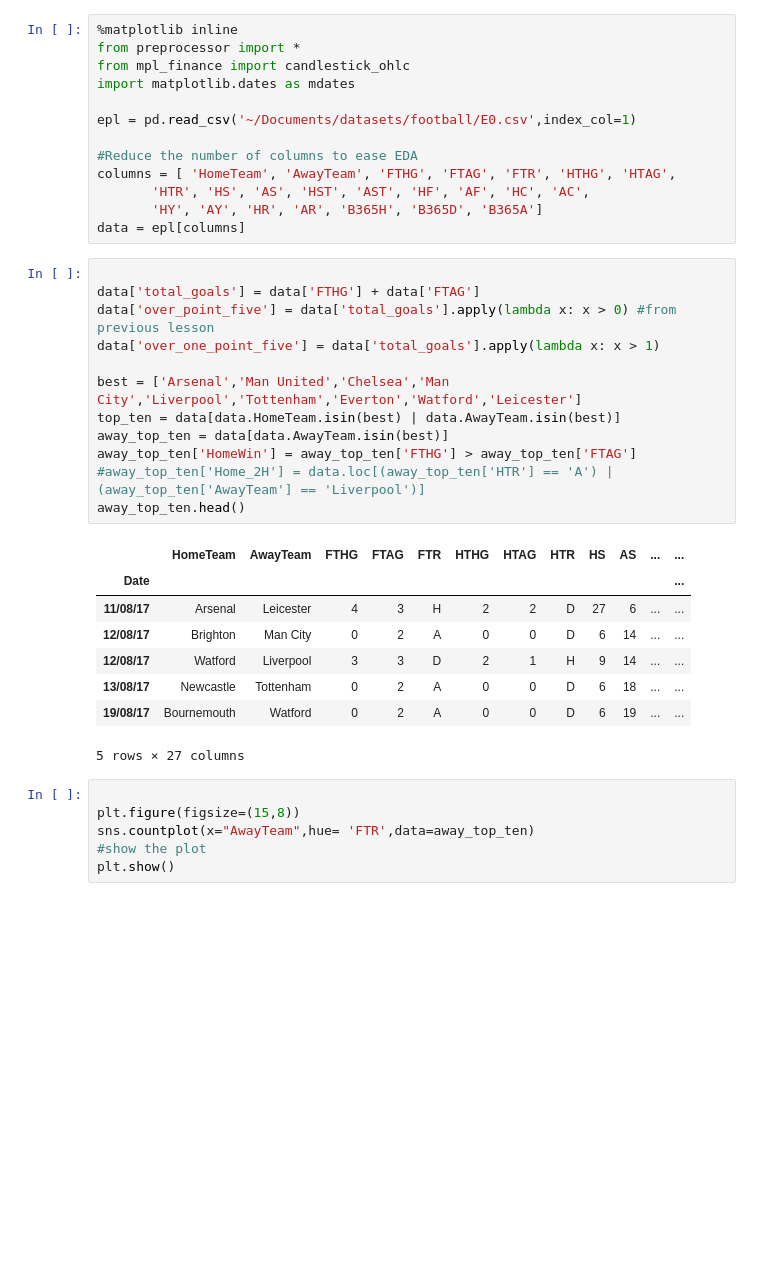
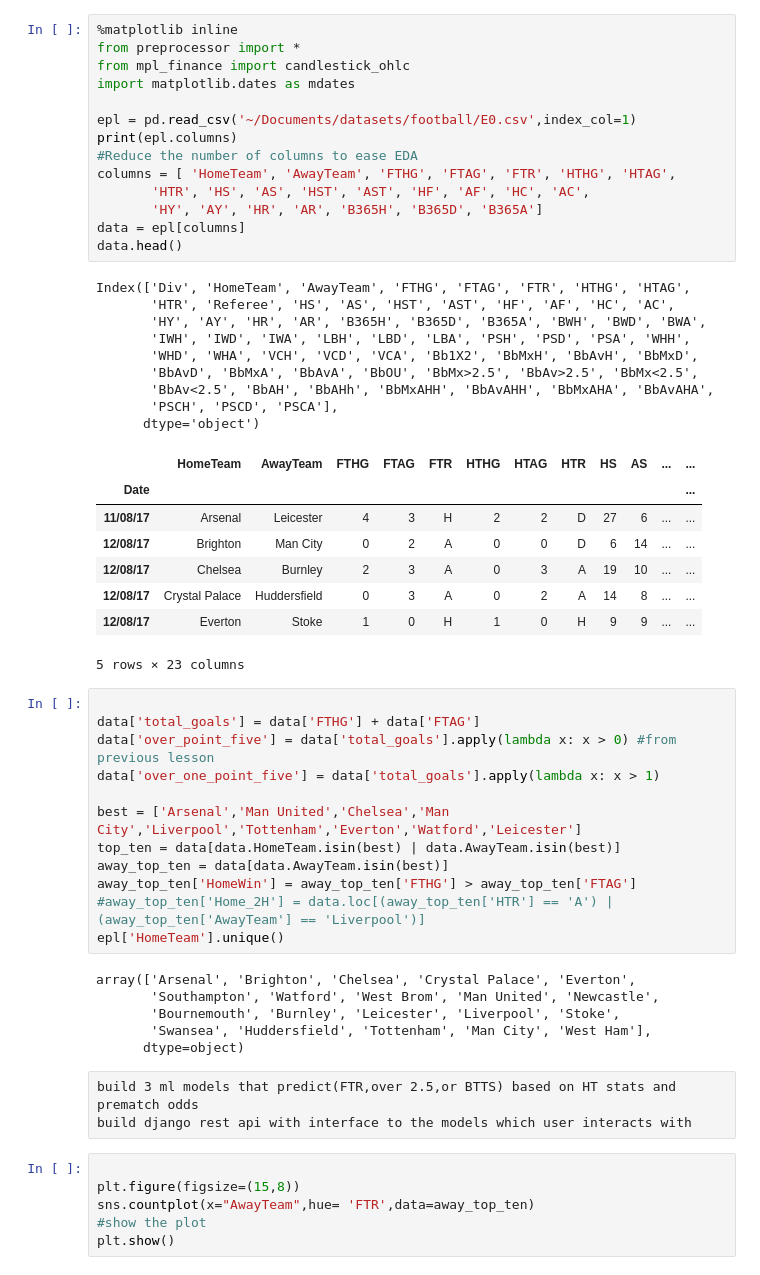
Before and after one commit to nassersaazi/ml_models, a Jupyter notebook: epl.ipynb, the cells around one changed output. Cells and saved outputs as stored; diff of their text form; blank space fills up the shorter version.

```diff
--- a/epl.ipynb
+++ b/epl.ipynb
@@ -1,16 +1,35 @@
 # %%
 %matplotlib inline
 from preprocessor import *
 from mpl_finance import candlestick_ohlc
 import matplotlib.dates as mdates
 
 epl = pd.read_csv('~/Documents/datasets/football/E0.csv',index_col=1)
-
+print(epl.columns)
 #Reduce the number of columns to ease EDA
 columns = [ 'HomeTeam', 'AwayTeam', 'FTHG', 'FTAG', 'FTR', 'HTHG', 'HTAG',
        'HTR', 'HS', 'AS', 'HST', 'AST', 'HF', 'AF', 'HC', 'AC',
        'HY', 'AY', 'HR', 'AR', 'B365H', 'B365D', 'B365A']
 data = epl[columns]
+data.head()
+# %% [output]
+Index(['Div', 'HomeTeam', 'AwayTeam', 'FTHG', 'FTAG', 'FTR', 'HTHG', 'HTAG',
+       'HTR', 'Referee', 'HS', 'AS', 'HST', 'AST', 'HF', 'AF', 'HC', 'AC',
+       'HY', 'AY', 'HR', 'AR', 'B365H', 'B365D', 'B365A', 'BWH', 'BWD', 'BWA',
+       'IWH', 'IWD', 'IWA', 'LBH', 'LBD', 'LBA', 'PSH', 'PSD', 'PSA', 'WHH',
+       'WHD', 'WHA', 'VCH', 'VCD', 'VCA', 'Bb1X2', 'BbMxH', 'BbAvH', 'BbMxD',
+       'BbAvD', 'BbMxA', 'BbAvA', 'BbOU', 'BbMx>2.5', 'BbAv>2.5', 'BbMx<2.5',
+       'BbAv<2.5', 'BbAH', 'BbAHh', 'BbMxAHH', 'BbAvAHH', 'BbMxAHA', 'BbAvAHA',
+       'PSCH', 'PSCD', 'PSCA'],
+      dtype='object')
+|  | HomeTeam | AwayTeam | FTHG | FTAG | FTR | HTHG | HTAG | HTR | HS | AS | ... | ... |
+| Date |  |  |  |  |  |  |  |  |  |  |  | ... |
+| 11/08/17 | Arsenal | Leicester | 4 | 3 | H | 2 | 2 | D | 27 | 6 | ... | ... |
+| 12/08/17 | Brighton | Man City | 0 | 2 | A | 0 | 0 | D | 6 | 14 | ... | ... |
+| 12/08/17 | Chelsea | Burnley | 2 | 3 | A | 0 | 3 | A | 19 | 10 | ... | ... |
+| 12/08/17 | Crystal Palace | Huddersfield | 0 | 3 | A | 0 | 2 | A | 14 | 8 | ... | ... |
+| 12/08/17 | Everton | Stoke | 1 | 0 | H | 1 | 0 | H | 9 | 9 | ... | ... |
+5 rows × 23 columns
 # %%
 
 data['total_goals'] = data['FTHG'] + data['FTAG']
@@ -22,16 +41,16 @@ top_ten = data[data.HomeTeam.isin(best) | data.AwayTeam.isin(best)]
 away_top_ten = data[data.AwayTeam.isin(best)]
 away_top_ten['HomeWin'] = away_top_ten['FTHG'] > away_top_ten['FTAG']
 #away_top_ten['Home_2H'] = data.loc[(away_top_ten['HTR'] == 'A') | (away_top_ten['AwayTeam'] == 'Liverpool')]
-away_top_ten.head()
+epl['HomeTeam'].unique()
 # %% [output]
-|  | HomeTeam | AwayTeam | FTHG | FTAG | FTR | HTHG | HTAG | HTR | HS | AS | ... | ... |
-| Date |  |  |  |  |  |  |  |  |  |  |  | ... |
-| 11/08/17 | Arsenal | Leicester | 4 | 3 | H | 2 | 2 | D | 27 | 6 | ... | ... |
-| 12/08/17 | Brighton | Man City | 0 | 2 | A | 0 | 0 | D | 6 | 14 | ... | ... |
-| 12/08/17 | Watford | Liverpool | 3 | 3 | D | 2 | 1 | H | 9 | 14 | ... | ... |
-| 13/08/17 | Newcastle | Tottenham | 0 | 2 | A | 0 | 0 | D | 6 | 18 | ... | ... |
-| 19/08/17 | Bournemouth | Watford | 0 | 2 | A | 0 | 0 | D | 6 | 19 | ... | ... |
-5 rows × 27 columns
+array(['Arsenal', 'Brighton', 'Chelsea', 'Crystal Palace', 'Everton',
+       'Southampton', 'Watford', 'West Brom', 'Man United', 'Newcastle',
+       'Bournemouth', 'Burnley', 'Leicester', 'Liverpool', 'Stoke',
+       'Swansea', 'Huddersfield', 'Tottenham', 'Man City', 'West Ham'],
+      dtype=object)
+# %% [raw]
+build 3 ml models that predict(FTR,over 2.5,or BTTS) based on HT stats and prematch odds
+build django rest api with interface to the models which user interacts with
 # %%
 
 plt.figure(figsize=(15,8))
```
Also changed, not shown: 6 other files.
